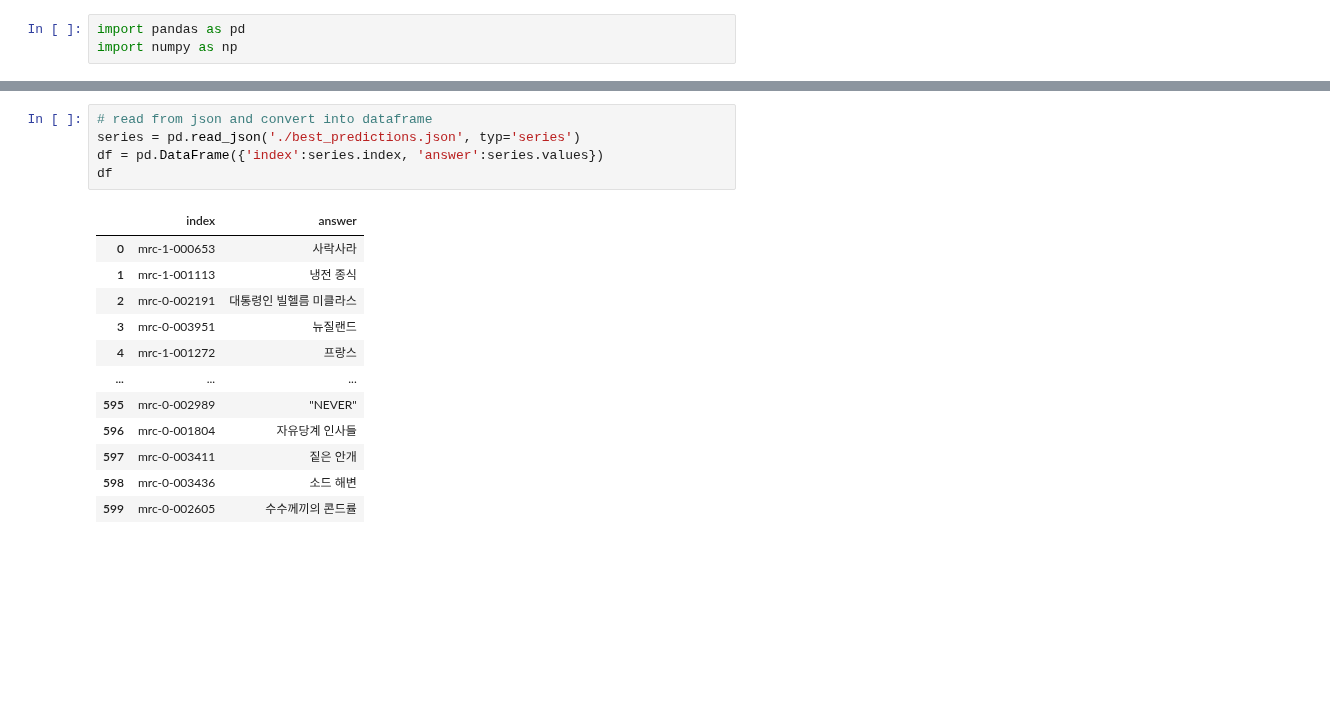
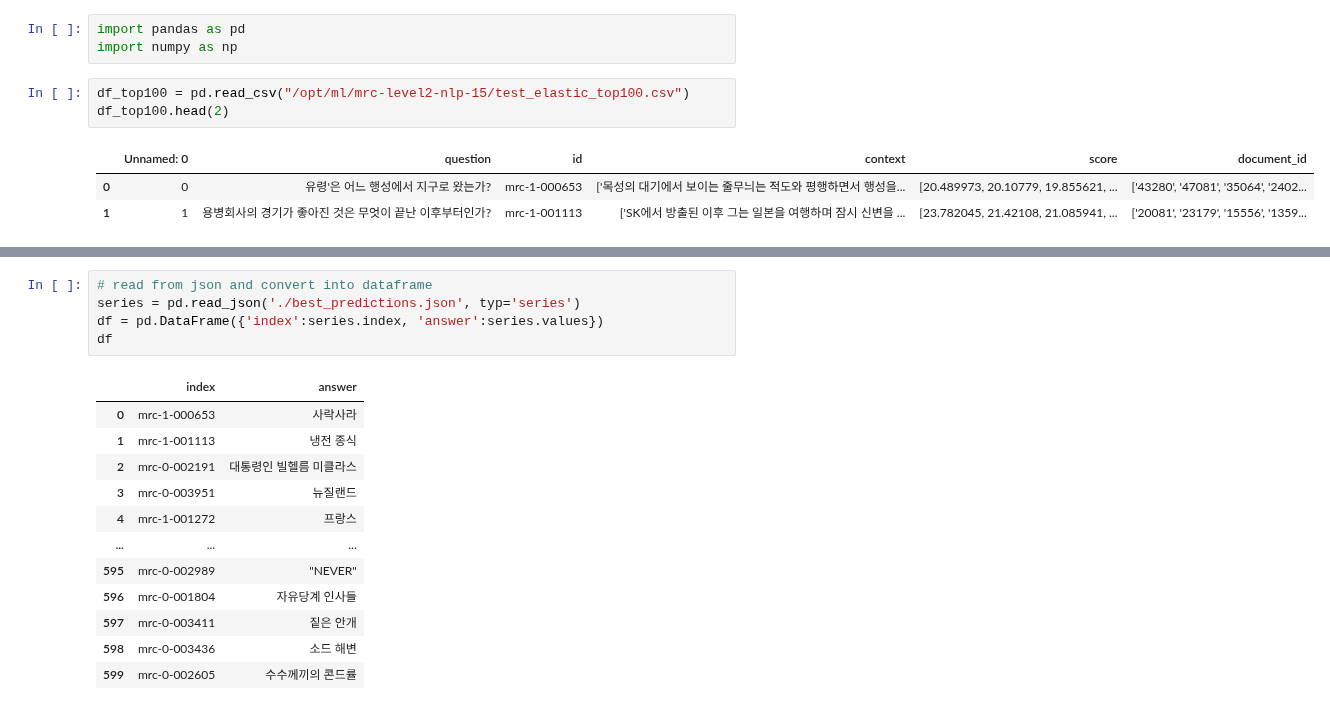
Before and after one commit to boostcampaitech2/mrc-level2-nlp-15, a Jupyter notebook: post_process.ipynb, the cells around one changed output, grey strips where cells are left out. Saved outputs shown, nothing was run; the diff lists cells and outputs as text; blank space fills up the shorter version.

```diff
--- a/post_process.ipynb
+++ b/post_process.ipynb
@@ -1,3 +1,10 @@
 # %%
 import pandas as pd
 import numpy as np
+# %%
+df_top100 = pd.read_csv("/opt/ml/mrc-level2-nlp-15/test_elastic_top100.csv")
+df_top100.head(2)
+# %% [output]
+|  | Unnamed: 0 | question | id | context | score | document_id |
+| 0 | 0 | 유령'은 어느 행성에서 지구로 왔는가? | mrc-1-000653 | ['목성의 대기에서 보이는 줄무늬는 적도와 평행하면서 행성을... | [20.489973, 20.10779, 19.855621, ... | ['43280', '47081', '35064', '2402... |
+| 1 | 1 | 용병회사의 경기가 좋아진 것은 무엇이 끝난 이후부터인가? | mrc-1-001113 | ['SK에서 방출된 이후 그는 일본을 여행하며 잠시 신변을 ... | [23.782045, 21.42108, 21.085941, ... | ['20081', '23179', '15556', '1359... |
```
Also changed, not shown: parts of 2 cells of this notebook, 10 other files.
